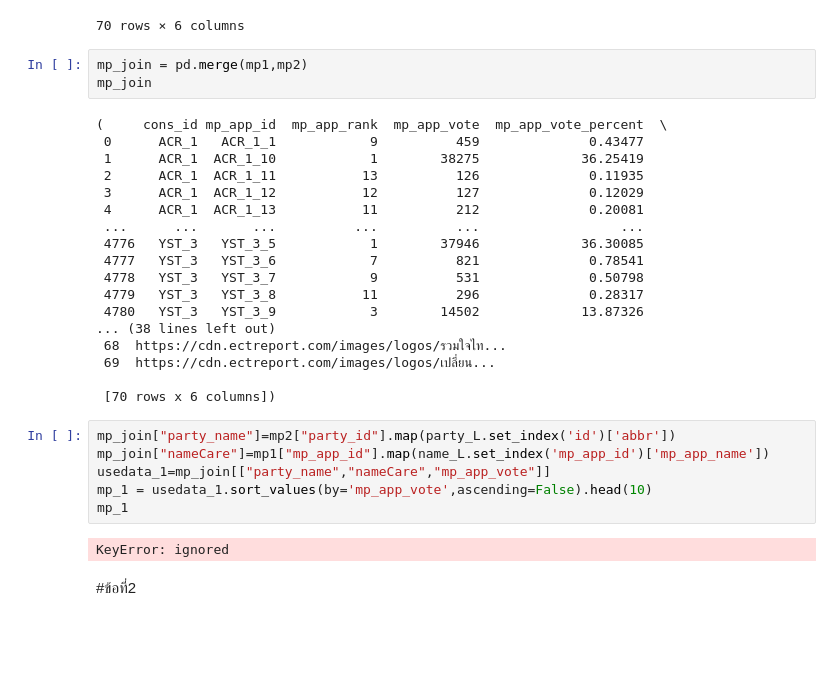
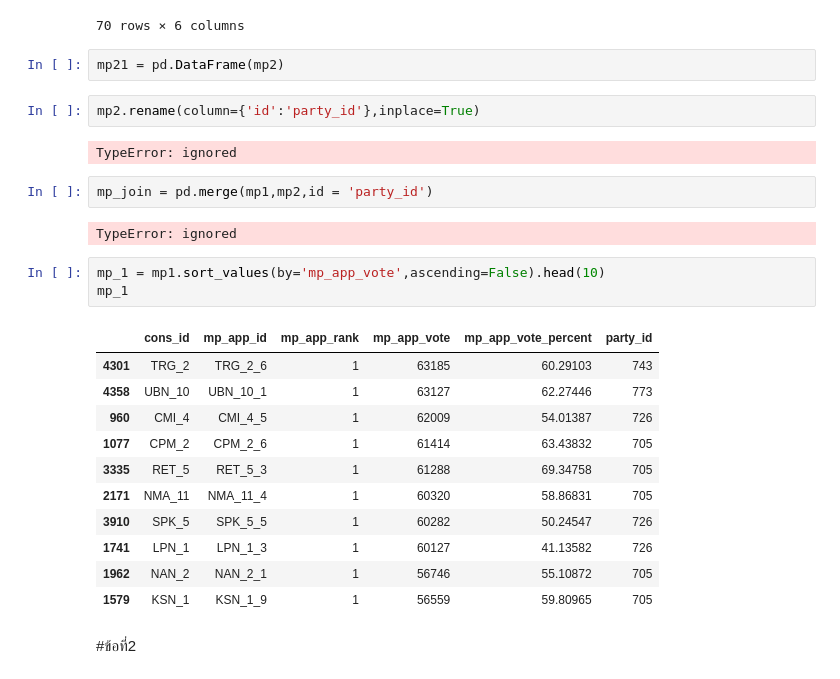
Before and after one commit to Pattaratron/python_dataviz2023, a Jupyter notebook: midterm_basicpythonanddataviz2023.ipynb, the cells around one changed output. Cells and saved outputs as stored; diff of their text form; blank space fills up the shorter version.

```diff
--- a/midterm_basicpythonanddataviz2023.ipynb
+++ b/midterm_basicpythonanddataviz2023.ipynb
@@ -60,35 +60,31 @@ mp2
 | 68 | 784 | 23.0 | รวมใจไทย | ร.จ.ท. | #eec49a | https://cdn.ectreport.com/images/... |
 | 69 | 786 | 20.0 | เปลี่ยน | ป. | #cc898a | https://cdn.ectreport.com/images/... |
 70 rows × 6 columns
+# %%
+mp21 = pd.DataFrame(mp2)
+# %%
+mp2.rename(column={'id':'party_id'},inplace=True)
+# %% [output]
+TypeError: ignored
 # %%
-mp_join = pd.merge(mp1,mp2)
-mp_join
+mp_join = pd.merge(mp1,mp2,id = 'party_id')
 # %% [output]
-(     cons_id mp_app_id  mp_app_rank  mp_app_vote  mp_app_vote_percent  \
- 0      ACR_1   ACR_1_1            9          459              0.43477
- 1      ACR_1  ACR_1_10            1        38275             36.25419
- 2      ACR_1  ACR_1_11           13          126              0.11935
- 3      ACR_1  ACR_1_12           12          127              0.12029
- 4      ACR_1  ACR_1_13           11          212              0.20081
- ...      ...       ...          ...          ...                  ...
- 4776   YST_3   YST_3_5            1        37946             36.30085
- 4777   YST_3   YST_3_6            7          821              0.78541
- 4778   YST_3   YST_3_7            9          531              0.50798
- 4779   YST_3   YST_3_8           11          296              0.28317
- 4780   YST_3   YST_3_9            3        14502             13.87326
-... (38 lines left out)
- 68  https://cdn.ectreport.com/images/logos/รวมใจไท...
- 69  https://cdn.ectreport.com/images/logos/เปลี่ยน...
-
- [70 rows x 6 columns])
+TypeError: ignored
-# %%
-mp_join["party_name"]=mp2["party_id"].map(party_L.set_index('id')['abbr'])
-mp_join["nameCare"]=mp1["mp_app_id"].map(name_L.set_index('mp_app_id')['mp_app_name'])
-usedata_1=mp_join[["party_name","nameCare","mp_app_vote"]]
-mp_1 = usedata_1.sort_values(by='mp_app_vote',ascending=False).head(10)
-mp_1
-# %% [output]
-KeyError: ignored
+# %%
+mp_1 = mp1.sort_values(by='mp_app_vote',ascending=False).head(10)
+mp_1
+# %% [output]
+|  | cons_id | mp_app_id | mp_app_rank | mp_app_vote | mp_app_vote_percent | party_id |
+| 4301 | TRG_2 | TRG_2_6 | 1 | 63185 | 60.29103 | 743 |
+| 4358 | UBN_10 | UBN_10_1 | 1 | 63127 | 62.27446 | 773 |
+| 960 | CMI_4 | CMI_4_5 | 1 | 62009 | 54.01387 | 726 |
+| 1077 | CPM_2 | CPM_2_6 | 1 | 61414 | 63.43832 | 705 |
+| 3335 | RET_5 | RET_5_3 | 1 | 61288 | 69.34758 | 705 |
+| 2171 | NMA_11 | NMA_11_4 | 1 | 60320 | 58.86831 | 705 |
+| 3910 | SPK_5 | SPK_5_5 | 1 | 60282 | 50.24547 | 726 |
+| 1741 | LPN_1 | LPN_1_3 | 1 | 60127 | 41.13582 | 726 |
+| 1962 | NAN_2 | NAN_2_1 | 1 | 56746 | 55.10872 | 705 |
+| 1579 | KSN_1 | KSN_1_9 | 1 | 56559 | 59.80965 | 705 |
 # %% [markdown]
 #ข้อที่2
 # %% [markdown]
```
